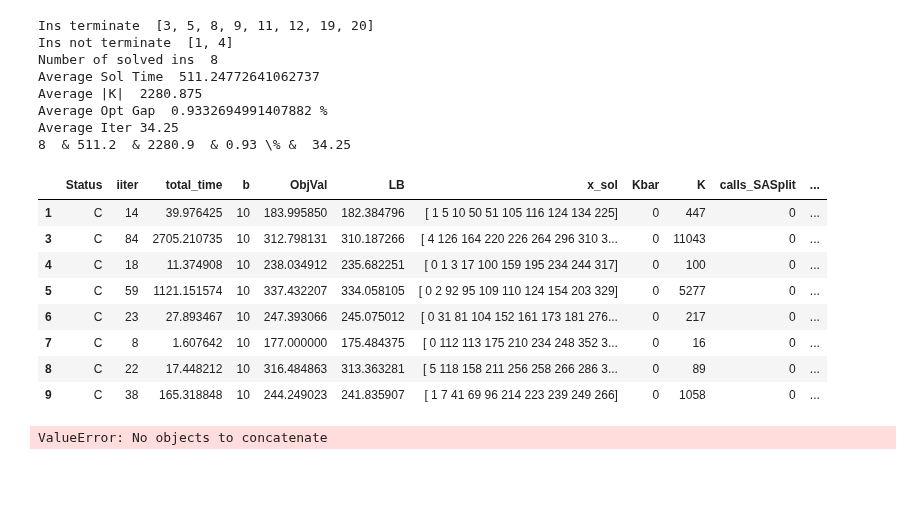
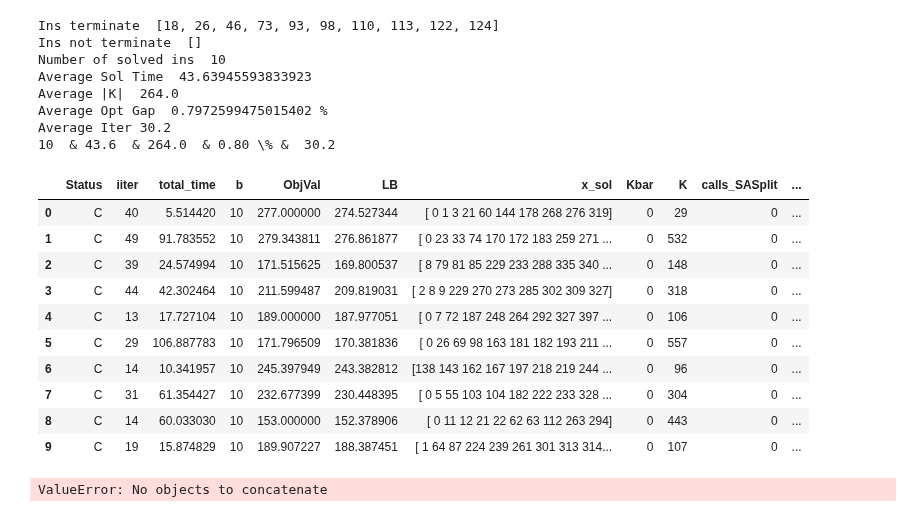
Before and after one commit to diHnguyen/SSPI, a Jupyter notebook: PythonConversion/Dec2024_Output/ProcessOutput.ipynb, the cells around one changed output. Drawn from its saved outputs; the diff is of its cells as text; code cells hidden in the pictures; blank space fills up the shorter version.

```diff
--- a/PythonConversion/Dec2024_Output/ProcessOutput.ipynb
+++ b/PythonConversion/Dec2024_Output/ProcessOutput.ipynb
@@ -19,8 +19,8 @@ N = 50 #50
 
 # N50
 # ins =  [2, 6, 7, 10, 13, 14, 15, 16, 17, 21]
-# ins =  [18, 26, 46, 73, 93, 98, 110, 113, 122, 124]
-ins =  [1, 3, 4, 5, 8, 9, 11, 12, 19, 20]
+ins =  [18, 26, 46, 73, 93, 98, 110, 113, 122, 124]
+# ins =  [1, 3, 4, 5, 8, 9, 11, 12, 19, 20]
 # Desktop/Local Documents/GitHub/Paper5/PythonConversion/Dec2024_Output/Iter/main_singleCut_combinedStratV1_WarmStart_threshold_p_15_N40_56.txt
 
 def processMain(N, ins):
@@ -65,49 +65,51 @@ def processMain(N, ins):
     df_filtered = df_filtered[df_filtered.Status == "C"]
     # df_filtered = df_filtered[~df_filtered['Ins'].isin(ins_not_terminate)]
     # df_filtered = df_filtered.groupby('Ins').apply(
     #     lambda group: group[group['total_time'] == group['total_time'].max()])
     # df_filtered = df_filtered.reset_index(drop=True)
     df_filtered["OptGap"] = (df_filtered.ObjVal-df_filtered.LB)/df_filtered.ObjVal*100
     solved_ins = len(df_filtered)
     avg_time = df_filtered['total_time'].mean()
     avg_K = df_filtered['K'].mean()
     opt_gap = df_filtered["OptGap"].mean()
     avg_iter = df_filtered["iiter"].mean()+1
     print("Number of solved ins ", solved_ins)
     print("Average Sol Time ", avg_time)
     print("Average |K| ", avg_K)
     print("Average Opt Gap ", opt_gap,"%")
     print("Average Iter", avg_iter)
     # {number:.2f}
     print(str(solved_ins), " & %.1f"  % avg_time, " & %.1f" % avg_K, " & %.2f" %opt_gap, "\% & ",str(avg_iter) )
 
 
     # print(output)
     # for i in range(5):
     #     output = pd.read_csv(EXP+"_N"+str(N)+"_"+str(i+1)+".txt", sep=";", header=None)
 
     return df_filtered
 
 df_default = processMain(N,ins)
 df_default
 # %% [output]
-Ins terminate  [3, 5, 8, 9, 11, 12, 19, 20]
-Ins not terminate  [1, 4]
-Number of solved ins  8
-Average Sol Time  511.24772641062737
-Average |K|  2280.875
-Average Opt Gap  0.9332694991407882 %
-Average Iter 34.25
-8  & 511.2  & 2280.9  & 0.93 \% &  34.25
+Ins terminate  [18, 26, 46, 73, 93, 98, 110, 113, 122, 124]
+Ins not terminate  []
+Number of solved ins  10
+Average Sol Time  43.63945593833923
+Average |K|  264.0
+Average Opt Gap  0.7972599475015402 %
+Average Iter 30.2
+10  & 43.6  & 264.0  & 0.80 \% &  30.2
 |  | Status | iiter | total_time | b | ObjVal | LB | x_sol | Kbar | K | calls_SASplit | ... |
-| 1 | C | 14 | 39.976425 | 10 | 183.995850 | 182.384796 | [ 1 5 10 50 51 105 116 124 134 225] | 0 | 447 | 0 | ... |
-| 3 | C | 84 | 2705.210735 | 10 | 312.798131 | 310.187266 | [ 4 126 164 220 226 264 296 310 3... | 0 | 11043 | 0 | ... |
-| 4 | C | 18 | 11.374908 | 10 | 238.034912 | 235.682251 | [ 0 1 3 17 100 159 195 234 244 317] | 0 | 100 | 0 | ... |
-| 5 | C | 59 | 1121.151574 | 10 | 337.432207 | 334.058105 | [ 0 2 92 95 109 110 124 154 203 329] | 0 | 5277 | 0 | ... |
-| 6 | C | 23 | 27.893467 | 10 | 247.393066 | 245.075012 | [ 0 31 81 104 152 161 173 181 276... | 0 | 217 | 0 | ... |
-| 7 | C | 8 | 1.607642 | 10 | 177.000000 | 175.484375 | [ 0 112 113 175 210 234 248 352 3... | 0 | 16 | 0 | ... |
-| 8 | C | 22 | 17.448212 | 10 | 316.484863 | 313.363281 | [ 5 118 158 211 256 258 266 286 3... | 0 | 89 | 0 | ... |
-| 9 | C | 38 | 165.318848 | 10 | 244.249023 | 241.835907 | [ 1 7 41 69 96 214 223 239 249 266] | 0 | 1058 | 0 | ... |
+| 0 | C | 40 | 5.514420 | 10 | 277.000000 | 274.527344 | [ 0 1 3 21 60 144 178 268 276 319] | 0 | 29 | 0 | ... |
+| 1 | C | 49 | 91.783552 | 10 | 279.343811 | 276.861877 | [ 0 23 33 74 170 172 183 259 271 ... | 0 | 532 | 0 | ... |
+| 2 | C | 39 | 24.574994 | 10 | 171.515625 | 169.800537 | [ 8 79 81 85 229 233 288 335 340 ... | 0 | 148 | 0 | ... |
+| 3 | C | 44 | 42.302464 | 10 | 211.599487 | 209.819031 | [ 2 8 9 229 270 273 285 302 309 327] | 0 | 318 | 0 | ... |
+| 4 | C | 13 | 17.727104 | 10 | 189.000000 | 187.977051 | [ 0 7 72 187 248 264 292 327 397 ... | 0 | 106 | 0 | ... |
+| 5 | C | 29 | 106.887783 | 10 | 171.796509 | 170.381836 | [ 0 26 69 98 163 181 182 193 211 ... | 0 | 557 | 0 | ... |
+| 6 | C | 14 | 10.341957 | 10 | 245.397949 | 243.382812 | [138 143 162 167 197 218 219 244 ... | 0 | 96 | 0 | ... |
+| 7 | C | 31 | 61.354427 | 10 | 232.677399 | 230.448395 | [ 0 5 55 103 104 182 222 233 328 ... | 0 | 304 | 0 | ... |
+| 8 | C | 14 | 60.033030 | 10 | 153.000000 | 152.378906 | [ 0 11 12 21 22 62 63 112 263 294] | 0 | 443 | 0 | ... |
+| 9 | C | 19 | 15.874829 | 10 | 189.907227 | 188.387451 | [ 1 64 87 224 239 261 301 313 314... | 0 | 107 | 0 | ... |
 # %%
 import pandas as pd
 import os
```
